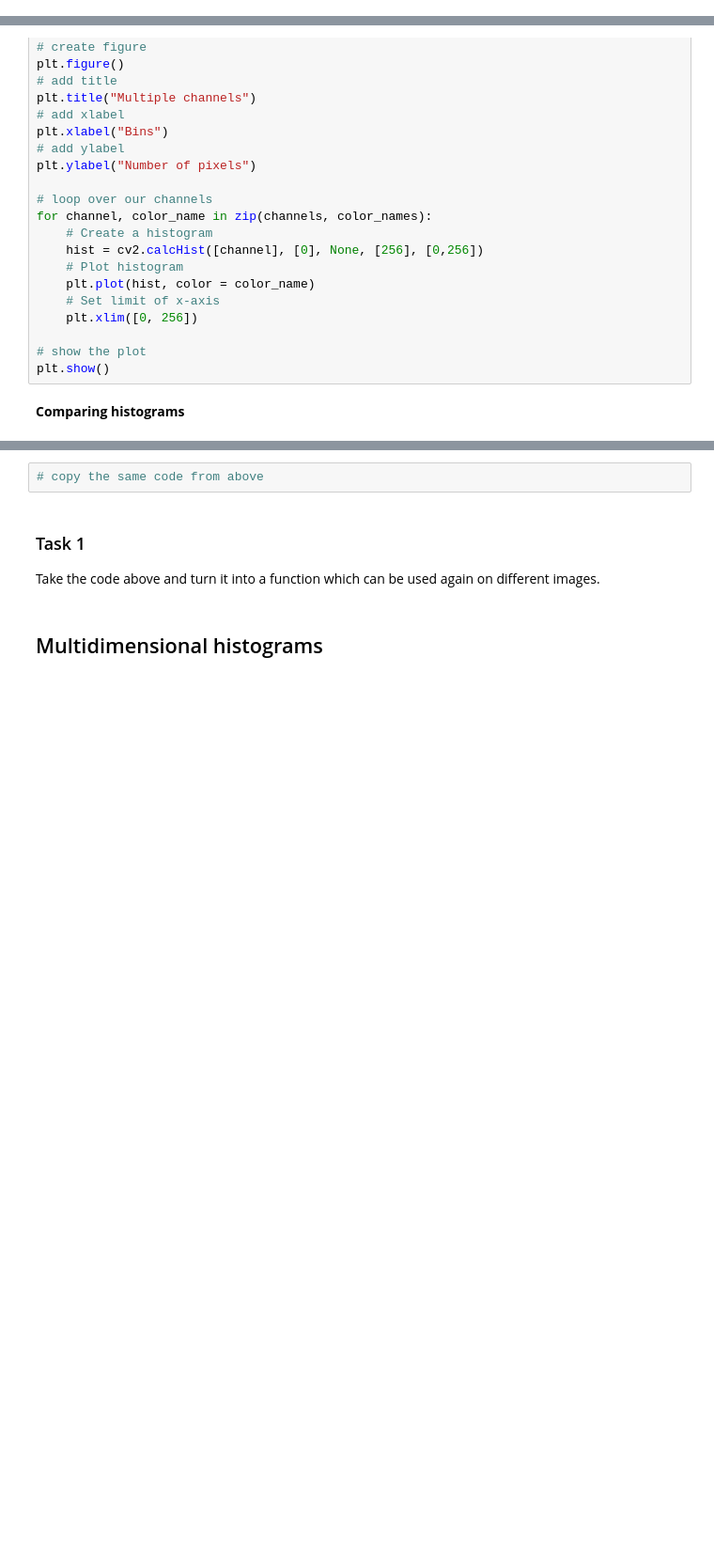
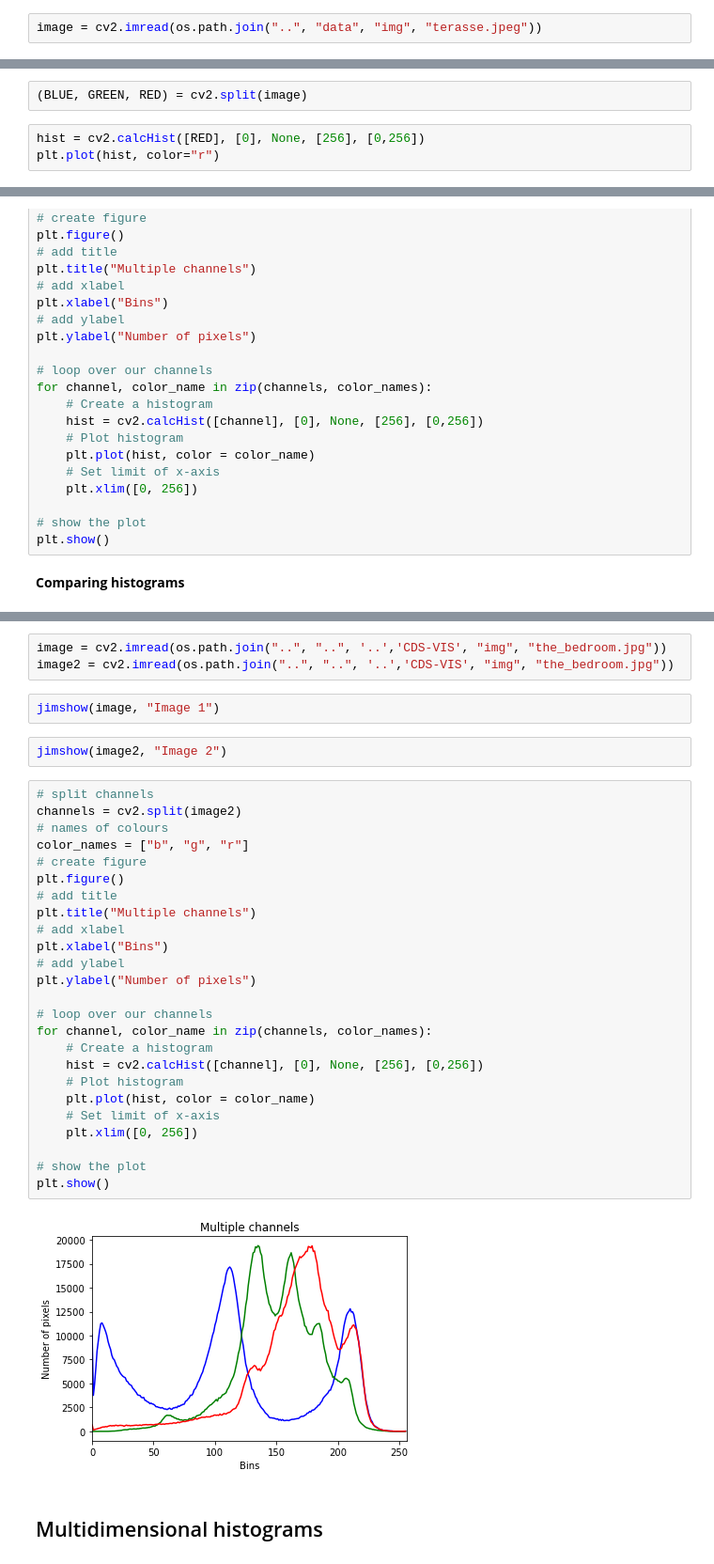
Before and after one commit to sarah-hvid/cds-visual, a Jupyter notebook: notebooks/session3_inclass_sha.ipynb, the cells around one changed output, grey strips where cells are left out. Shown at 94% size. Drawn from its saved outputs; the diff is of its cells as text; blank space fills up the shorter version.

```diff
--- a/notebooks/session3_inclass_sha.ipynb
+++ b/notebooks/session3_inclass_sha.ipynb
@@ -27,2 +13,4 @@ Note: you may need to restart the kernel to use updated packages.
 # %% [markdown]
 __Load image__
+# %%
+image = cv2.imread(os.path.join("..", "data", "img", "terasse.jpeg"))
@@ -47,5 +42,10 @@ __Only red__
 # %% [markdown]
 __Split channels__
+# %%
+(BLUE, GREEN, RED) = cv2.split(image)
+# %%
+hist = cv2.calcHist([RED], [0], None, [256], [0,256])
+plt.plot(hist, color="r")
 # %% [markdown]
 ## Plot multiple channels at the same time
 # %%
@@ -80,9 +78,37 @@ We start by loading a second image from the data folder.
-# %%
-# copy the same code from above
-# %% [markdown]
-### Task 1
-
-Take the code above and turn it into a function which can be used again on different images.
+# %%
+image = cv2.imread(os.path.join("..", "..", '..','CDS-VIS', "img", "the_bedroom.jpg"))
+image2 = cv2.imread(os.path.join("..", "..", '..','CDS-VIS', "img", "the_bedroom.jpg"))
+# %%
+jimshow(image, "Image 1")
+# %%
+jimshow(image2, "Image 2")
+# %%
+# split channels
+channels = cv2.split(image2)
+# names of colours
+color_names = ["b", "g", "r"]
+# create figure
+plt.figure()
+# add title
+plt.title("Multiple channels")
+# add xlabel
+plt.xlabel("Bins")
+# add ylabel
+plt.ylabel("Number of pixels")
+
+# loop over our channels
+for channel, color_name in zip(channels, color_names):
+    # Create a histogram
+    hist = cv2.calcHist([channel], [0], None, [256], [0,256])
+    # Plot histogram
+    plt.plot(hist, color = color_name)
+    # Set limit of x-axis
+    plt.xlim([0, 256])
+
+# show the plot
+plt.show()
+# %% [output]
+[figure, added]
 # %% [markdown]
 ## Multidimensional histograms
 # %% [markdown]
```
Also changed, not shown: parts of 50 cells of this notebook, 3 other files.
